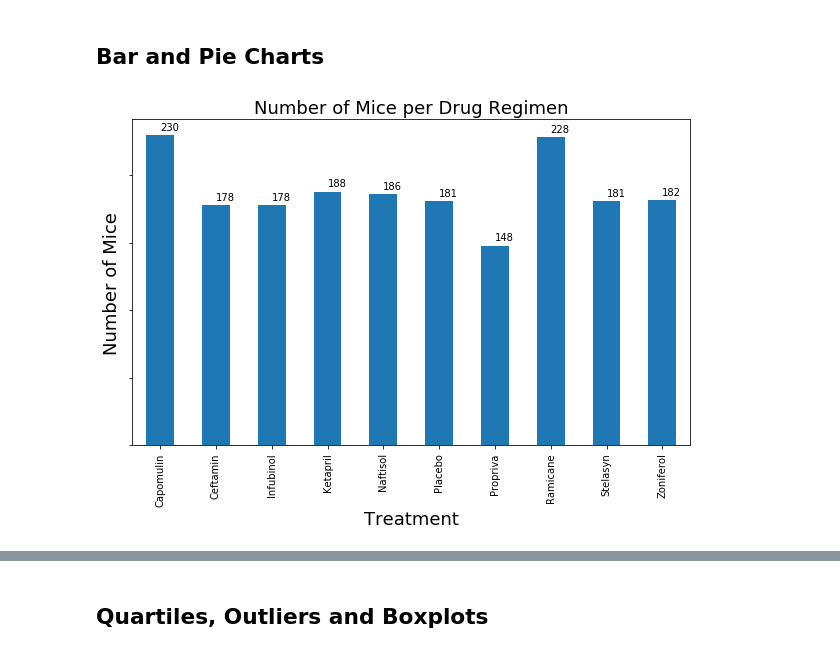
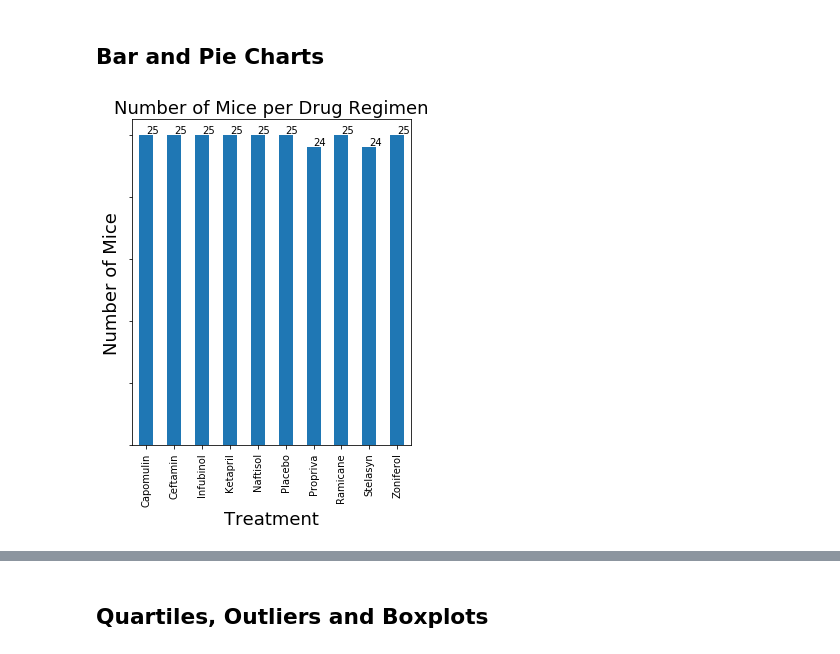
Before and after one commit to blt1339/matplotlib-challenge, a Jupyter notebook: Pymaceuticals/pymaceuticals.ipynb, the cells around one changed output, grey strips where cells are left out. Drawn from its saved outputs; the diff is of its cells as text; code cells hidden in the pictures.

Commit message:
Add bar chart using pyplot
Add bar chart using pyplot.

```diff
--- a/Pymaceuticals/pymaceuticals.ipynb
+++ b/Pymaceuticals/pymaceuticals.ipynb
@@ -161,17 +161,16 @@ summary_statistics_df
 ## Bar and Pie Charts
 # %%
 # Generate a bar plot showing the total number of mice for each treatment throughout the course of the study using pandas.
-no_mice_per_regimen = grouped_mouse_data['Tumor Volume (mm3)'].count()
-no_mice_per_regimen
+no_mice_data = cleaned_combined_mouse_df.groupby("Drug Regimen").nunique()['Mouse ID']
 
-# Setup the bar chart
-no_mice_bar = no_mice_per_regimen.plot(kind='bar',figsize=(10,6))
+no_mice_bar = no_mice_data.plot(kind='bar',figsize=(5,6))
 no_mice_bar.set_title("Number of Mice per Drug Regimen", fontsize=18)
 no_mice_bar.set_xlabel("Treatment", fontsize=18)
 no_mice_bar.set_ylabel("Number of Mice", fontsize=18);
 no_mice_bar.set_yticklabels([])
+
 # Place the value on top of each Drug Regimen
-for index,value in enumerate(no_mice_per_regimen):
-    no_mice_bar.annotate(value,(index, value), xytext=(0, 5),textcoords='offset points')
+for index,value in enumerate(no_mice_data):
+    no_mice_bar.annotate(value,(index, value), xytext=(0, 2),textcoords='offset points')
 # %% [output]
-[figure, old version]
+[figure, new version]
```
Also changed, not shown: parts of 5 cells of this notebook.
